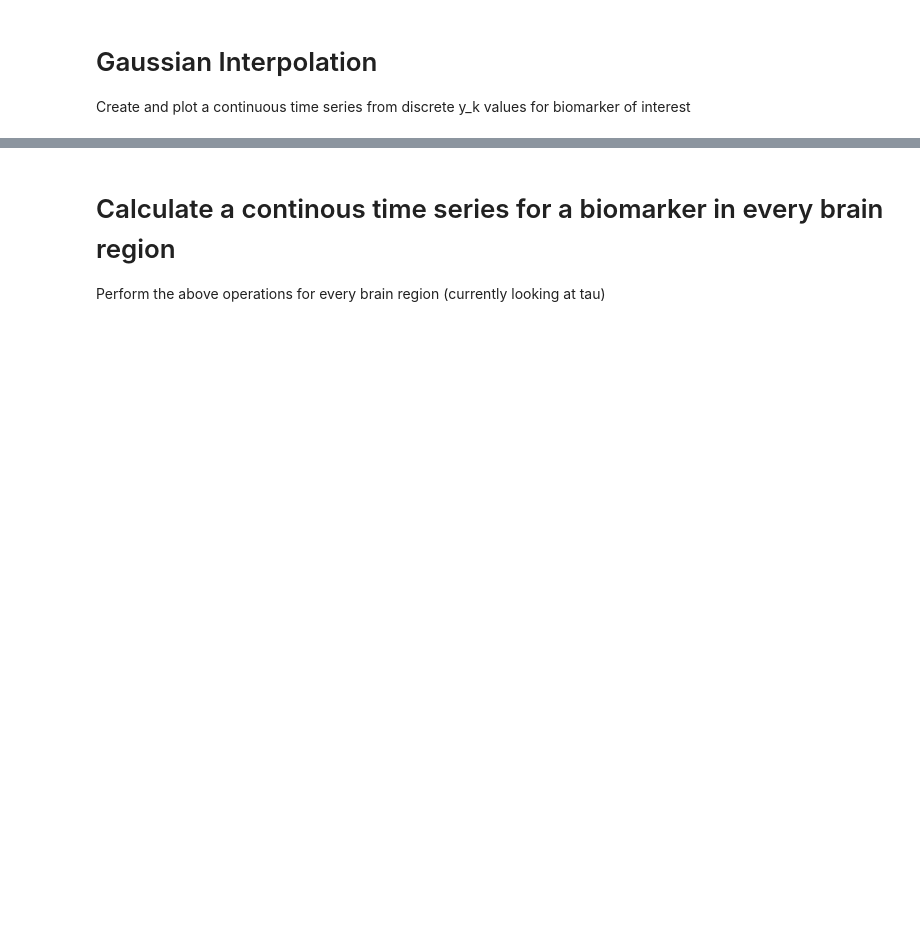
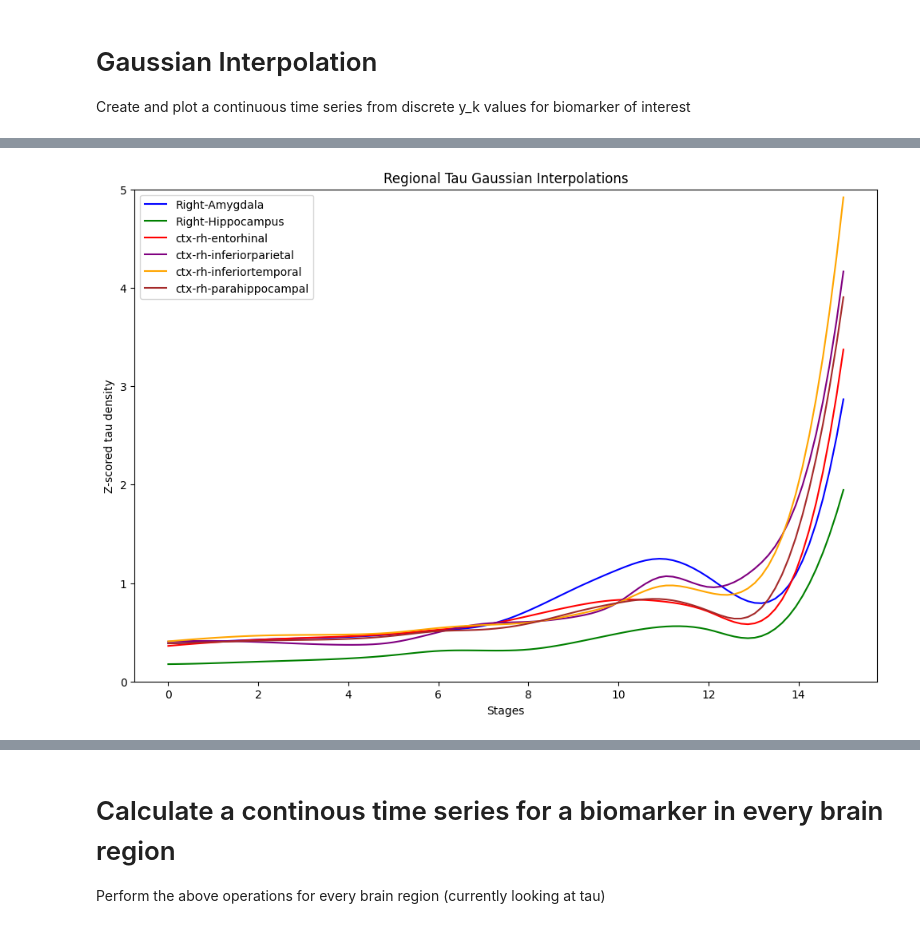
Before and after one commit to Raj-Lab-UCSF/SuStaIn, a Jupyter notebook: notebooks/Processing model output.ipynb, the cells around one changed output, grey strips where cells are left out. Saved outputs shown, nothing was run; the diff lists cells and outputs as text; code cells hidden in the pictures; blank space fills up the shorter version.

```diff
--- a/notebooks/Processing model output.ipynb
+++ b/notebooks/Processing model output.ipynb
@@ -449,0 +448,82 @@ else:
+# %%
+# TEMPORARY
+
+# Create a data frame for the stage probability distributions for each subject from pickle file
+prob_stage = pandas.DataFrame(pk['prob_stage'])
+
+# Define the number of stages
+stage_count = prob_stage.shape[1]
+
+# Define biomarkers of interest
+biomarkers_of_interest = [
+    'Right-Amygdala', 'Right-Hippocampus', 'ctx-rh-entorhinal', 'ctx-rh-inferiorparietal', 'ctx-rh-inferiortemporal', 'ctx-rh-parahippocampal'
+]
+
+# Set up the plot
+plt.figure(figsize=(12, 8))
+colors = ['blue', 'green', 'red', 'purple', 'orange', 'brown']  # Define different colors for each biomarker
+
+for biomarker, color in zip(biomarkers_of_interest, colors):
+    # Define biomarker data as an array dimensions 1 x i where i is the number of subjects
+    biomarker_data = data[biomarker]
+
+    # Initialize lists of y(k) values and variance for each stage k
+    biomarker_values = []
+    variance_values = []
+
+    for k in range(int(stage_count)):  # For each stage k
+        total = 0  # Define a variable for the sum of all subjects i (numerator)
+
+        for i in range(len(biomarker_data)):  # For each subject i
+            prob = prob_stage.iloc[i, k]  # Define the probability that subject i is in stage k
+            value = biomarker_data.iloc[i]  # Define the value of the biomarker for subject i
+            product = prob * value  # Multiply
+            total = total + product  # Add the product of the biomarker value and stage probability to the sum of i for stage k
+
+        column_sum = np.sum(prob_stage.iloc[:, k])  # (denominator)
+        mean = total / column_sum  # Normalize with the sum of probabilities for each subject in stage k
+        biomarker_values.append(mean)  # Save mean to biomarker_values list
+
+        variance = 0  # Define variance for stage k
+
+        for i in range(len(biomarker_data)):  # For each subject i
+            prob = prob_stage.iloc[i, k]
+            value = biomarker_data.iloc[i]
+            variance_individual = prob * (value - mean) ** 2
+            variance = variance + variance_individual
+
+        variance = variance / len(biomarker_data)  # Normalize
+        variance = math.sqrt(variance)  # Take the square root
+
+        variance_values.append(variance)  # Save variance to list for stage k
+
+    x = np.linspace(0, stage_count - 1, stage_count)
+    y = biomarker_values
+    variance = variance_values
+
+    # Perform interpolation
+    f = interp1d(x, y, kind='cubic')
+
+    # New x values for which we want to interpolate
+    xnew = np.linspace(0, stage_count - 1, 100)
+
+    # Interpolate y values for the new x values
+    ynew = f(xnew)
+
+    # Create a shaded area for the error
+    #upper = y + np.sqrt(variance)
+    #lower = y - np.sqrt(variance)
+
+    # Plotting
+    #plt.fill_between(x, lower, upper, color=color, alpha=0.2)
+    plt.plot(xnew, ynew, '-', color=color, label=biomarker)
+
+# Add legend, labels, and title
+plt.legend()
+plt.xlabel('Stages')
+plt.ylabel('Z-scored tau density')
+plt.title('Regional Tau Gaussian Interpolations')
+plt.ylim(bottom=0, top=5)
+
+# Display the plot
+# %% [output]
@@ -449,0 +531 @@ else:
+[figure, added]
```
Also changed, not shown: parts of 16 cells of this notebook, 14 other files.
